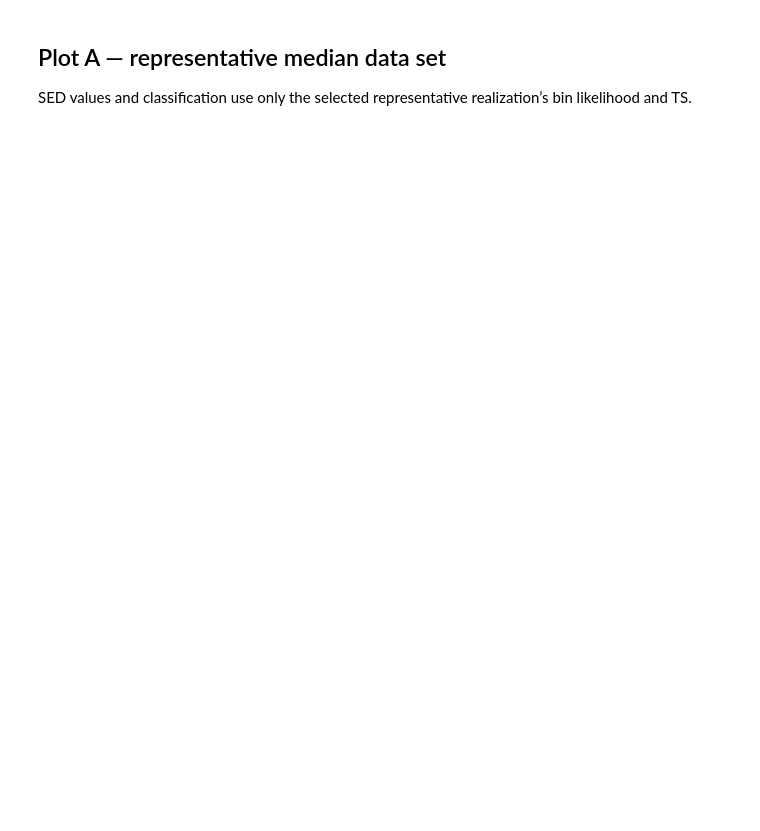
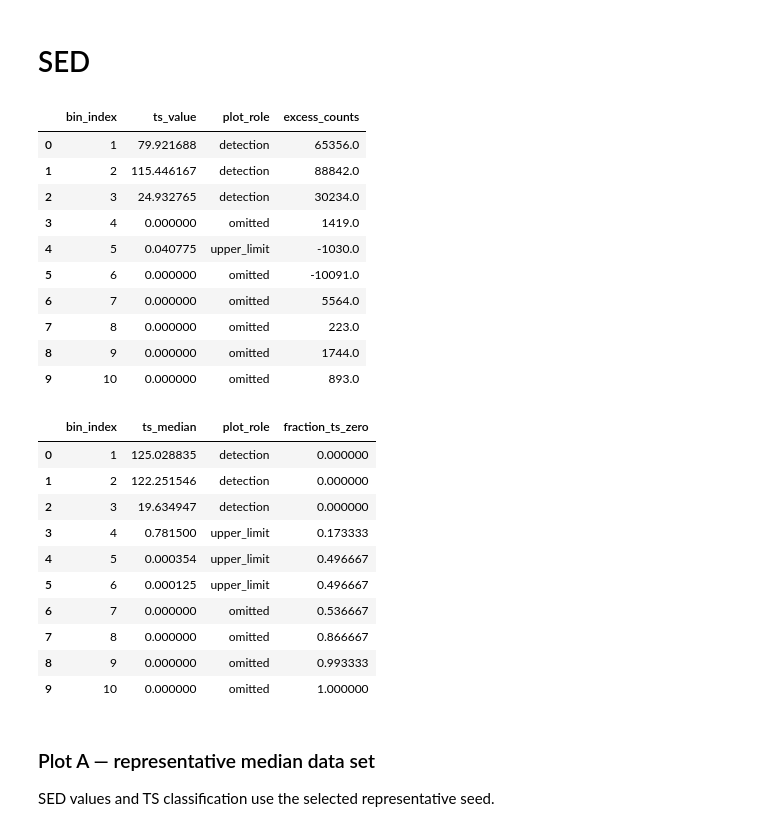
Before and after one commit to parshadkp/cosipy, a Jupyter notebook: docs/tutorials/spectral_fits/continuum_fit/AGN/Fluctuate_True/NGC1068_Paper_Plots_TH_Fluctuate_True.ipynb, the cells around one changed output. Drawn from its saved outputs; the diff is of its cells as text; code cells hidden in the pictures; blank space fills up the shorter version.

```diff
--- a/docs/tutorials/spectral_fits/continuum_fit/AGN/Fluctuate_True/NGC1068_Paper_Plots_TH_Fluctuate_True.ipynb
+++ b/docs/tutorials/spectral_fits/continuum_fit/AGN/Fluctuate_True/NGC1068_Paper_Plots_TH_Fluctuate_True.ipynb
@@ -72,16 +489,46 @@ print(f"Saved: {fit_summary_path}")
+# %% [markdown]
+# SED
 # %%
-fit_24m = fits[24]
-flux_curves_24m = evaluate_flux_curves(fit_24m)
-sed_products_24m = build_sed_products(
-    fit_24m,
-    n_sed_bins=N_SED_BINS,
+representative_sed = fit_representative_sed(
+    source_expectation=source_expectation_24m,
+    background_expectation=background_24m, data_histogram=data_24m,
+    injected_shape=injected_shape, n_sed_bins=N_SED_BINS,
+    energy_min_keV=100.0, energy_max_keV=10000.0,
+    background_pseudocount=BACKGROUND_PSEUDOCOUNT, detection_ts=4.0,
+)
+representative_sed = classify_representative_sed(representative_sed, detection_ts=4.0)
+
+_, ensemble_summary, _, ensemble_summary_file = run_or_load_manifest_sed_ensemble(
+    manifest=manifest_24m, source_expectation=source_expectation_24m,
+    background_expectation=background_24m, injected_shape=injected_shape,
+    n_sed_bins=N_SED_BINS, energy_min_keV=100.0, energy_max_keV=10000.0,
     background_pseudocount=BACKGROUND_PSEUDOCOUNT,
-    recompute_ensemble=SED_ENSEMBLE_RECOMPUTE,
-    expected_seed_count=300,
+    recompute=SED_ENSEMBLE_RECOMPUTE, detection_ts=4.0, expected_seed_count=300,
 )
-display(sed_products_24m["representative"][[
-    "bin_index", "ts_value", "plot_role", "excess_counts",
-]])
-display(sed_products_24m["ensemble_summary"][[
-    "bin_index", "ts_median", "plot_role", "fraction_ts_zero",
-]])
+ensemble_sed = ensemble_summary_to_sed_dataframe(ensemble_summary)
+
+display(representative_sed[["bin_index", "ts_value", "plot_role", "excess_counts"]])
+display(ensemble_summary[["bin_index", "ts_median", "plot_role", "fraction_ts_zero"]])
+# %% [output]
+|  | bin_index | ts_value | plot_role | excess_counts |
+| 0 | 1 | 79.921688 | detection | 65356.0 |
+| 1 | 2 | 115.446167 | detection | 88842.0 |
+| 2 | 3 | 24.932765 | detection | 30234.0 |
+| 3 | 4 | 0.000000 | omitted | 1419.0 |
+| 4 | 5 | 0.040775 | upper_limit | -1030.0 |
+| 5 | 6 | 0.000000 | omitted | -10091.0 |
+| 6 | 7 | 0.000000 | omitted | 5564.0 |
+| 7 | 8 | 0.000000 | omitted | 223.0 |
+| 8 | 9 | 0.000000 | omitted | 1744.0 |
+| 9 | 10 | 0.000000 | omitted | 893.0 |
+|  | bin_index | ts_median | plot_role | fraction_ts_zero |
+| 0 | 1 | 125.028835 | detection | 0.000000 |
+| 1 | 2 | 122.251546 | detection | 0.000000 |
+| 2 | 3 | 19.634947 | detection | 0.000000 |
+| 3 | 4 | 0.781500 | upper_limit | 0.173333 |
+| 4 | 5 | 0.000354 | upper_limit | 0.496667 |
+| 5 | 6 | 0.000125 | upper_limit | 0.496667 |
+| 6 | 7 | 0.000000 | omitted | 0.536667 |
+| 7 | 8 | 0.000000 | omitted | 0.866667 |
+| 8 | 9 | 0.000000 | omitted | 0.993333 |
+| 9 | 10 | 0.000000 | omitted | 1.000000 |
@@ -88,5 +583,5 @@ display(sed_products_24m["ensemble_summary"][[
 # %% [markdown]
-## Plot A — representative median data set
+### Plot A — representative median data set
 
-SED values and classification use only the selected representative realization’s bin likelihood and TS.
+SED values and TS classification use the selected representative seed.
 # %%
```
Also changed, not shown: parts of 23 cells of this notebook, 16 other files.
